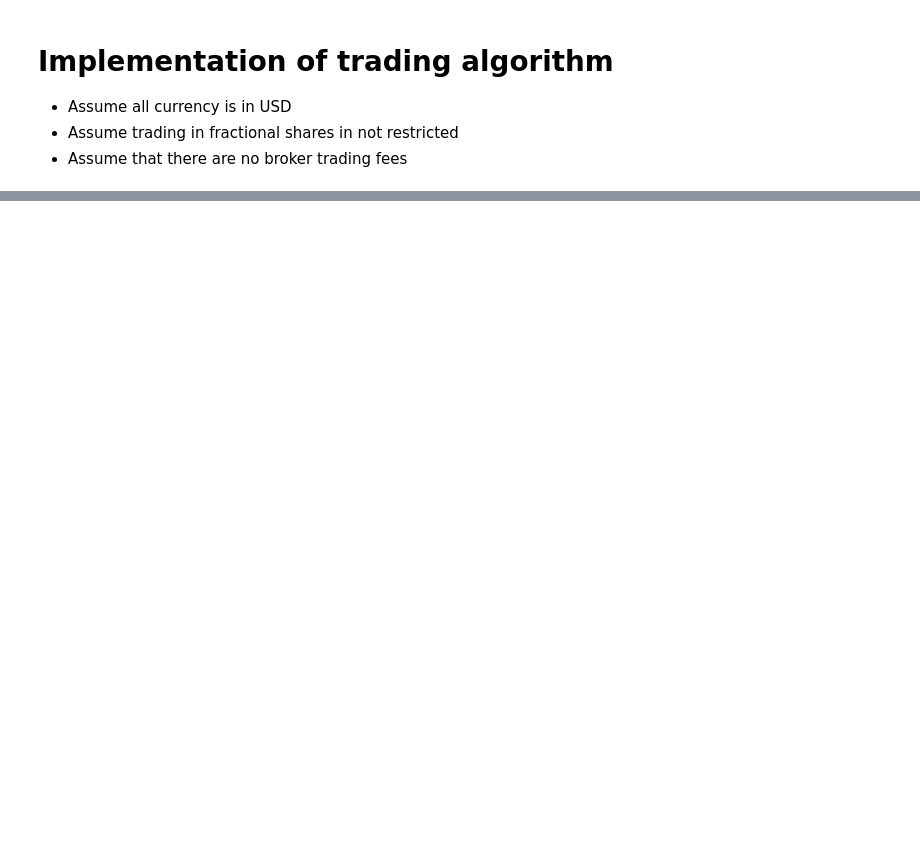
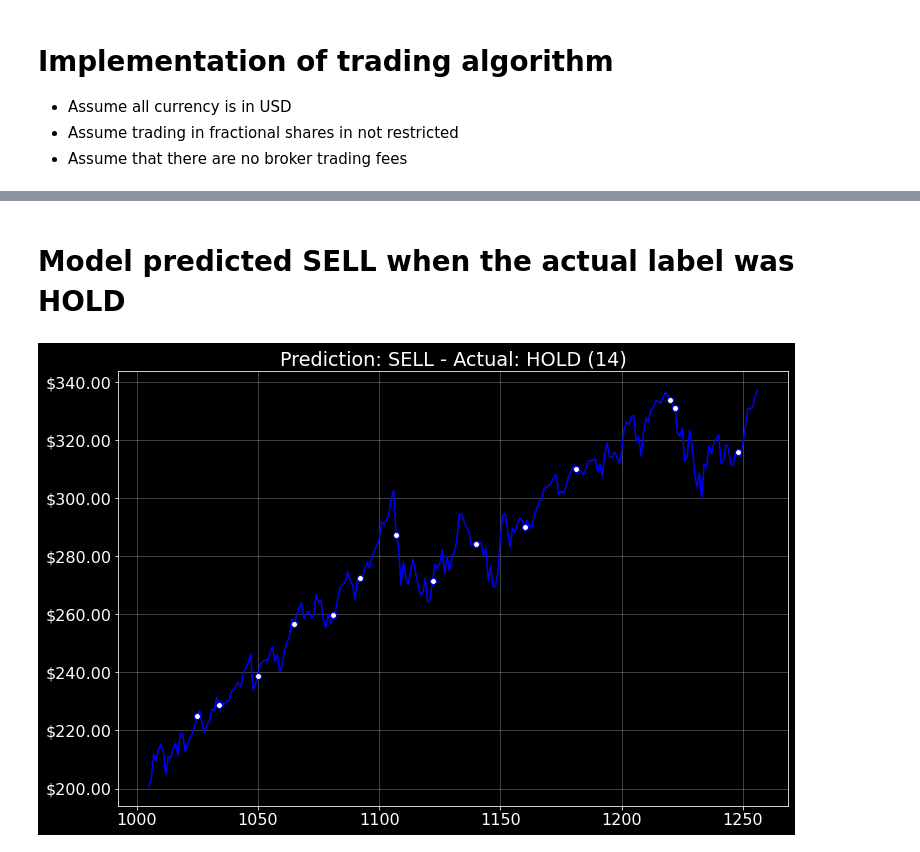
Before and after one commit to Olivia-Feldman/DLStockPrectionCNNModel-, a Jupyter notebook: sources/stock_predictor_cnn.ipynb, the cells around one changed output, grey strips where cells are left out. Cells and saved outputs as stored; diff of their text form; code cells hidden in the pictures; blank space fills up the shorter version.

```diff
--- a/sources/stock_predictor_cnn.ipynb
+++ b/sources/stock_predictor_cnn.ipynb
@@ -1466,0 +1459,29 @@ Value of shares: 0.000
+# %%
+def marker_visualization(df, markers, title):
+    ax = df.plot(
+        x='timestamps',
+        y=['close'],
+        kind='line',
+        color='b',
+        title=title,
+        markevery=markers,
+        marker='o',
+        markerfacecolor='white')
+    vals = ax.get_yticks()
+    ax.set_yticklabels(['${:1.2f}'.format(x) for x in vals])
+    ax.xaxis.grid(True, which='minor', linestyle='-', linewidth=0.25)
+    ax.set_axisbelow(True)
+    ax.grid(linestyle='-', linewidth='0.5', color='gray')
+
+    plt.show()
+# %% [markdown]
+# Model predicted SELL when the actual label was HOLD
+# %%
+pred_action = np.where(pred_labels == 0)
+actual_action = np.where(actual_labels == 2)
+label_markers = list(np.intersect1d(pred_action, actual_action))
+
+close_df = df.iloc[-y_pred.shape[0]-1: -1]['close']
+marker_visualization(close_df, label_markers, 'Prediction: SELL - Actual: HOLD (' + str(len(label_markers)) + ')')
+# %% [output]
+[figure, added]
```
Also changed, not shown: parts of 19 cells of this notebook.
